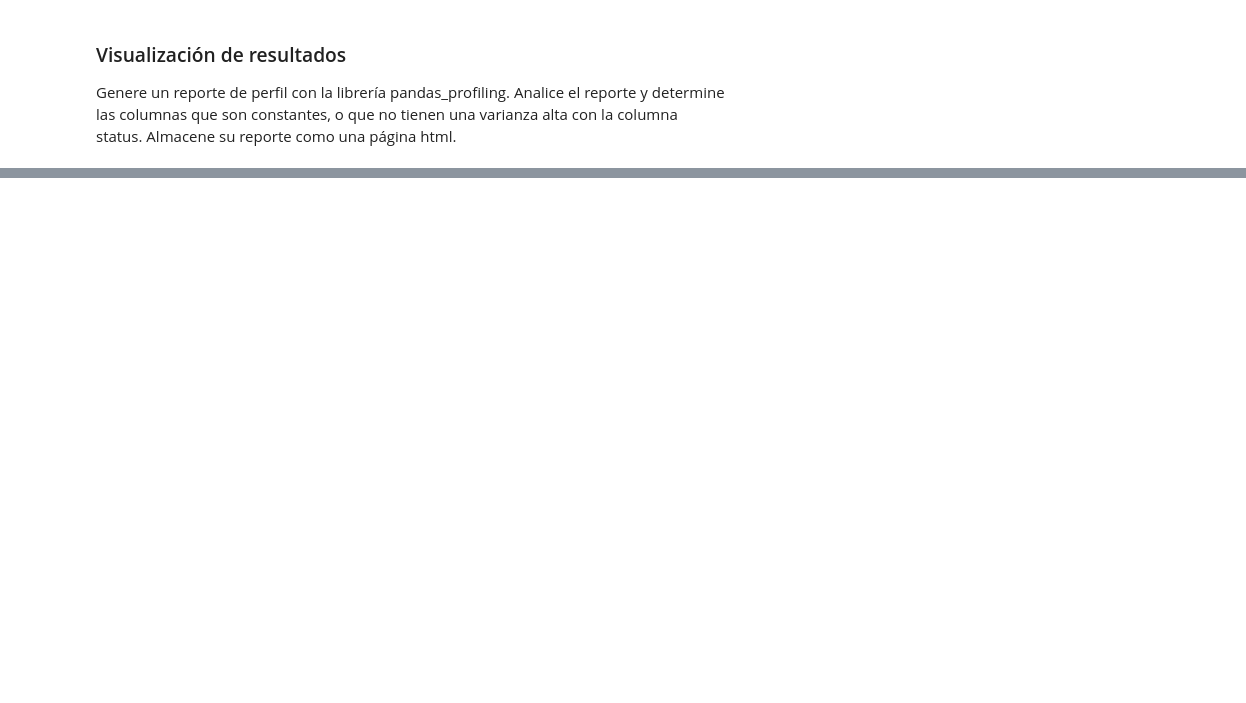
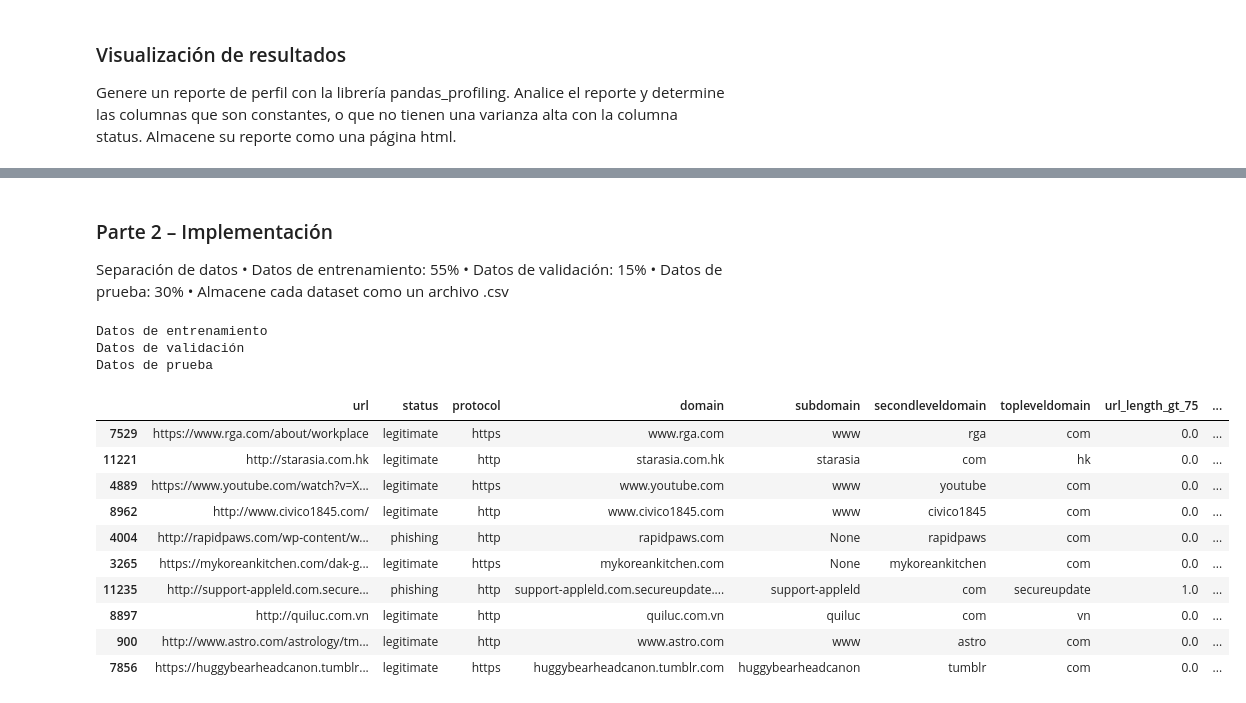
Before and after one commit to her20053/Security-Data-Science, a Jupyter notebook: Laboratorio 1/Lab1.ipynb, the cells around one changed output, grey strips where cells are left out. Drawn from its saved outputs; the diff is of its cells as text; code cells hidden in the pictures; blank space fills up the shorter version.

```diff
--- a/Laboratorio 1/Lab1.ipynb
+++ b/Laboratorio 1/Lab1.ipynb
@@ -317,0 +322,59 @@ NameError: name 'np' is not defined
+# %% [markdown]
+### Parte 2 – Implementación
+Separación de datos
+• Datos de entrenamiento: 55%
+• Datos de validación: 15%
+• Datos de prueba: 30%
+• Almacene cada dataset como un archivo .csv
+# %%
+# Separación de datos
+# • Datos de entrenamiento: 55%
+# • Datos de validación: 15%
+# • Datos de prueba: 30%
+# • Almacene cada dataset como un archivo .csv
+
+from sklearn.model_selection import train_test_split
+
+# Dividir el dataset en tres partes: entrenamiento (55% del dataset actual), validación (15% del dataset actual) y prueba (30% del dataset actual)
+
+# Dividir el dataset en entrenamiento y prueba
+
+train, test = train_test_split(data, test_size=0.3, random_state=42)
+
+# Dividir el dataset de entrenamiento en entrenamiento y validación
+
+train, val = train_test_split(train, test_size=0.15, random_state=42)
+
+# Guardar los datasets en archivos .csv
+
+train.to_csv("train.csv", index=False)
+
+val.to_csv("val.csv", index=False)
+
+test.to_csv("test.csv", index=False)
+
+# Ahora vamos a ver como quedo el dataframe
+
+print("Datos de entrenamiento")
+train.head(10)
+
+print("Datos de validación")
+val.head(10)
+
+print("Datos de prueba")
+test.head(10)
+# %% [output]
+Datos de entrenamiento
+Datos de validación
+Datos de prueba
+|  | url | status | protocol | domain | subdomain | secondleveldomain | topleveldomain | url_length_gt_75 | ... |
+| 7529 | https://www.rga.com/about/workplace | legitimate | https | www.rga.com | www | rga | com | 0.0 | ... |
+| 11221 | http://starasia.com.hk | legitimate | http | starasia.com.hk | starasia | com | hk | 0.0 | ... |
+| 4889 | https://www.youtube.com/watch?v=X... | legitimate | https | www.youtube.com | www | youtube | com | 0.0 | ... |
+| 8962 | http://www.civico1845.com/ | legitimate | http | www.civico1845.com | www | civico1845 | com | 0.0 | ... |
+| 4004 | http://rapidpaws.com/wp-content/w... | phishing | http | rapidpaws.com | None | rapidpaws | com | 0.0 | ... |
+| 3265 | https://mykoreankitchen.com/dak-g... | legitimate | https | mykoreankitchen.com | None | mykoreankitchen | com | 0.0 | ... |
+| 11235 | http://support-appleld.com.secure... | phishing | http | support-appleld.com.secureupdate.... | support-appleld | com | secureupdate | 1.0 | ... |
+| 8897 | http://quiluc.com.vn | legitimate | http | quiluc.com.vn | quiluc | com | vn | 0.0 | ... |
+| 900 | http://www.astro.com/astrology/tm... | legitimate | http | www.astro.com | www | astro | com | 0.0 | ... |
+| 7856 | https://huggybearheadcanon.tumblr... | legitimate | https | huggybearheadcanon.tumblr.com | huggybearheadcanon | tumblr | com | 0.0 | ... |
```
Also changed, not shown: parts of 4 cells of this notebook, 3 other files.
